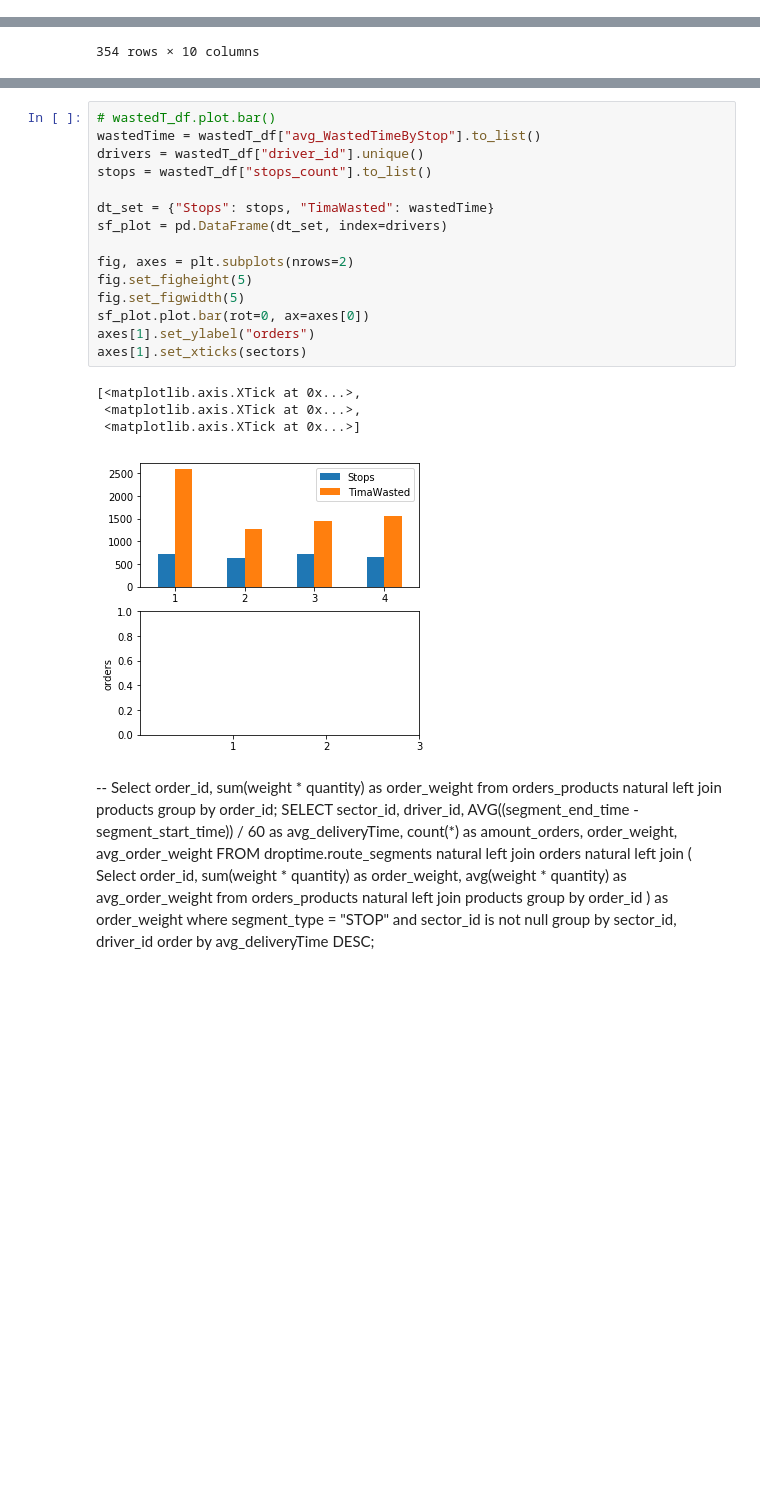
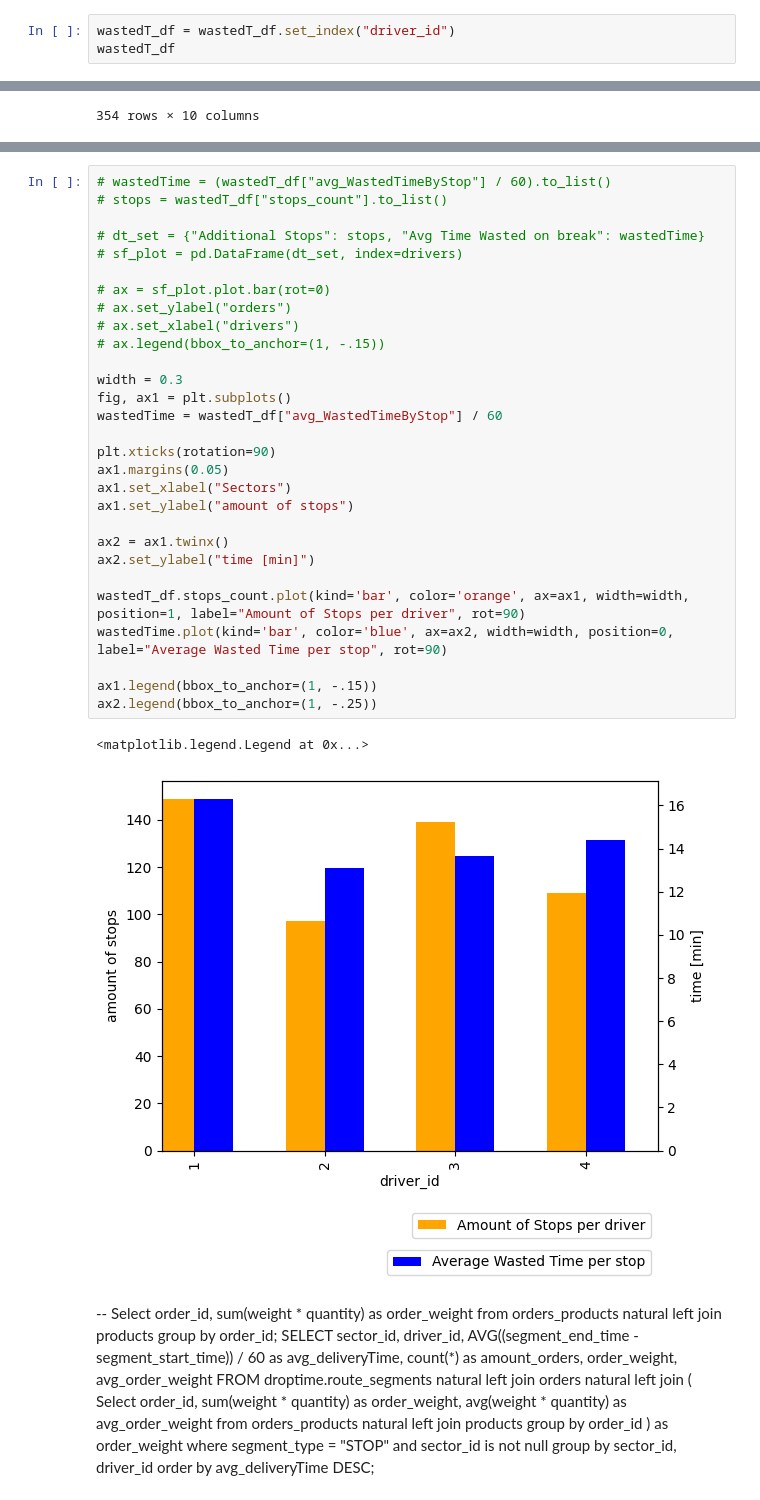
Before and after one commit to VenetianDevil/OCADO, a Jupyter notebook: task2_.ipynb, the cells around one changed output, grey strips where cells are left out. Drawn from its saved outputs; the diff is of its cells as text; blank space fills up the shorter version.

```diff
--- a/task2_.ipynb
+++ b/task2_.ipynb
@@ -21,0 +14,3 @@ wastedT_df
+# %%
+wastedT_df = wastedT_df.set_index("driver_id")
+wastedT_df
@@ -136,23 +138,35 @@ array([<matplotlib.axes._subplots.AxesSubplot object at 0x...>,
-# %%
-# wastedT_df.plot.bar()
-wastedTime = wastedT_df["avg_WastedTimeByStop"].to_list()
-drivers = wastedT_df["driver_id"].unique()
-stops = wastedT_df["stops_count"].to_list()
-
-dt_set = {"Stops": stops, "TimaWasted": wastedTime}
-sf_plot = pd.DataFrame(dt_set, index=drivers)
-
-fig, axes = plt.subplots(nrows=2)
-fig.set_figheight(5)
-fig.set_figwidth(5)
-sf_plot.plot.bar(rot=0, ax=axes[0])
-axes[1].set_ylabel("orders")
-axes[1].set_xticks(sectors)
-# %% [output]
-[<matplotlib.axis.XTick at 0x...>,
- <matplotlib.axis.XTick at 0x...>,
- <matplotlib.axis.XTick at 0x...>]
-[figure, removed]
+# %%
+# wastedTime = (wastedT_df["avg_WastedTimeByStop"] / 60).to_list()
+# stops = wastedT_df["stops_count"].to_list()
+
+# dt_set = {"Additional Stops": stops, "Avg Time Wasted on break": wastedTime}
+# sf_plot = pd.DataFrame(dt_set, index=drivers)
+
+# ax = sf_plot.plot.bar(rot=0)
+# ax.set_ylabel("orders")
+# ax.set_xlabel("drivers")
+# ax.legend(bbox_to_anchor=(1, -.15))
+
+width = 0.3
+fig, ax1 = plt.subplots()
+wastedTime = wastedT_df["avg_WastedTimeByStop"] / 60
+
+plt.xticks(rotation=90)
+ax1.margins(0.05)
+ax1.set_xlabel("Sectors")
+ax1.set_ylabel("amount of stops")
+
+ax2 = ax1.twinx()
+ax2.set_ylabel("time [min]")
+
+wastedT_df.stops_count.plot(kind='bar', color='orange', ax=ax1, width=width, position=1, label="Amount of Stops per driver", rot=90)
+wastedTime.plot(kind='bar', color='blue', ax=ax2, width=width, position=0, label="Average Wasted Time per stop", rot=90)
+
+ax1.legend(bbox_to_anchor=(1, -.15))
+ax2.legend(bbox_to_anchor=(1, -.25))
+# %% [output]
+<matplotlib.legend.Legend at 0x...>
+[figure, added]
 # %% [markdown]
 -- Select order_id, sum(weight * quantity) as order_weight from orders_products natural left join products group by order_id;
 SELECT sector_id, driver_id, AVG((segment_end_time - segment_start_time)) / 60 as avg_deliveryTime, count(*) as amount_orders, order_weight, avg_order_weight  FROM droptime.route_segments natural left join orders natural left join
```
Also changed, not shown: parts of 12 cells of this notebook, 4 other files.
